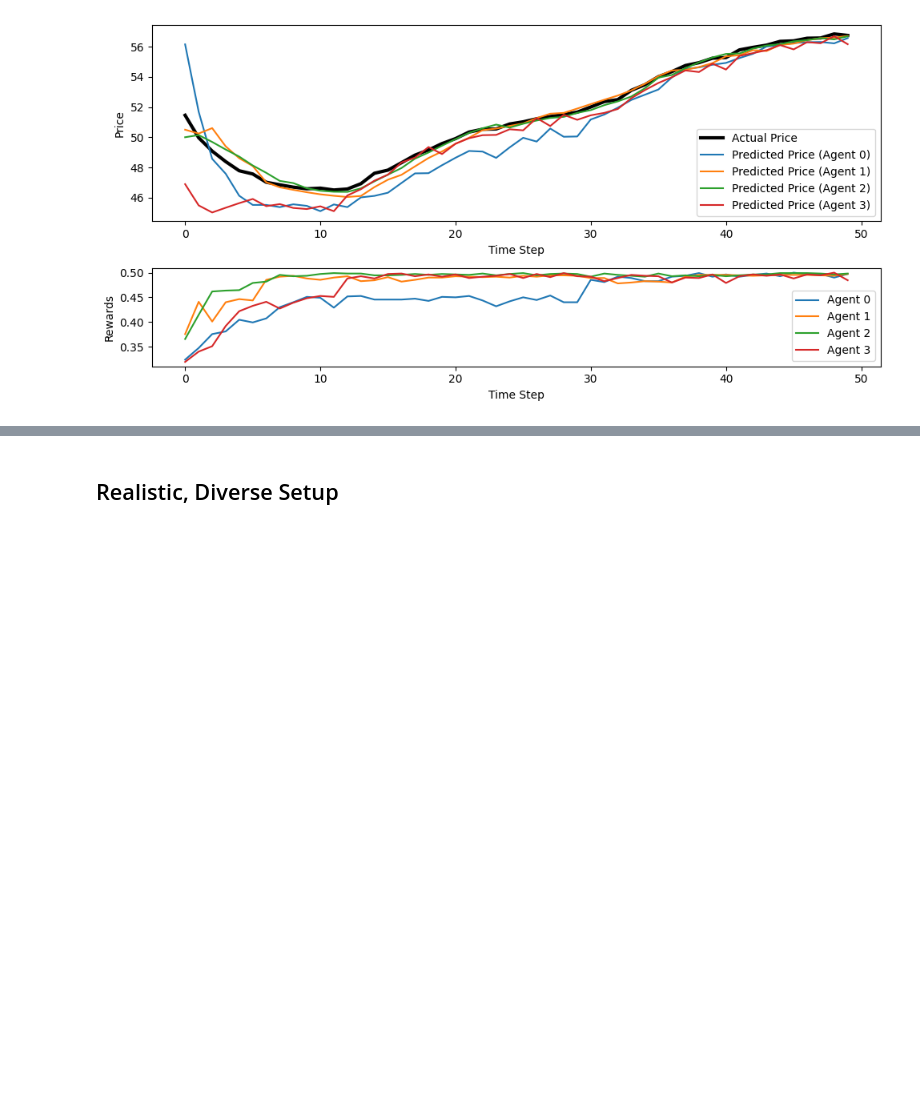
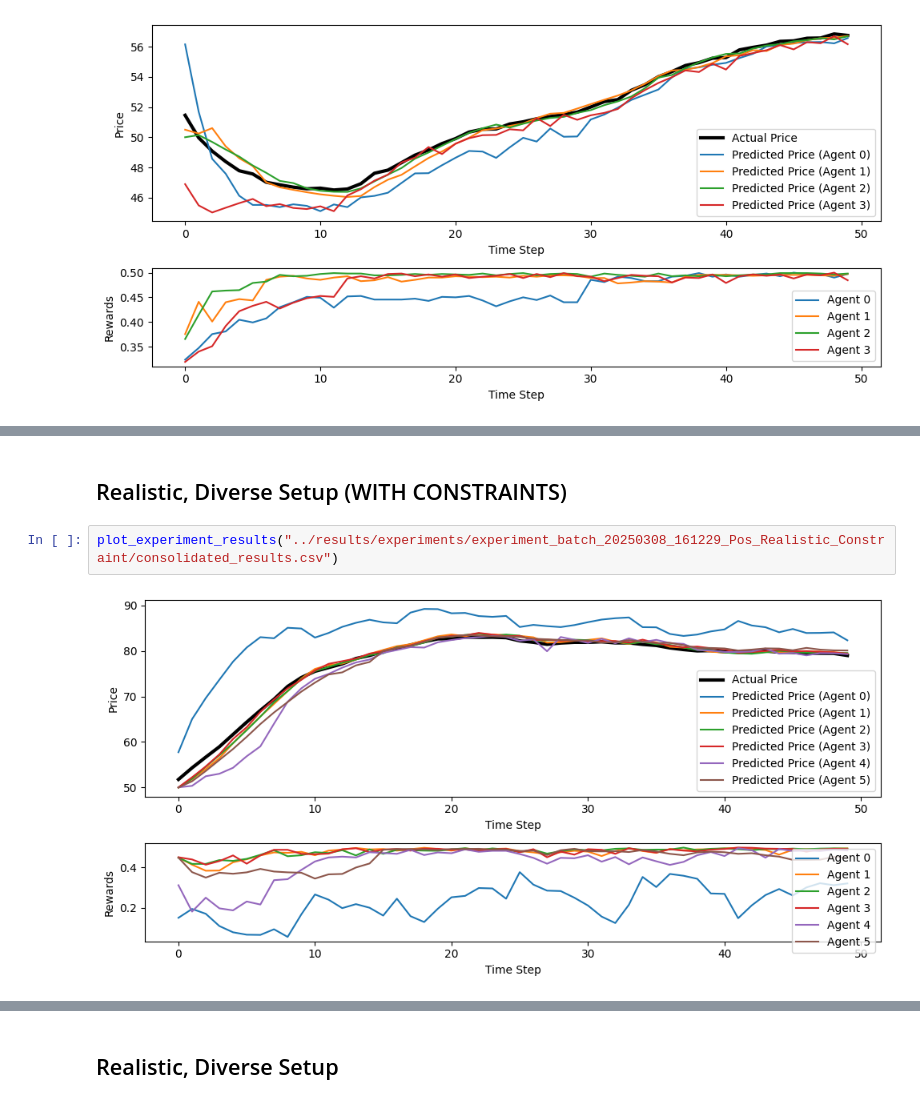
Before and after one commit to SidneyyN/FYP, a Jupyter notebook: gpt_agents-master/notebooks/consolidated_graphs.ipynb, the cells around one changed output, grey strips where cells are left out. Cells and saved outputs as stored; diff of their text form; blank space fills up the shorter version.

```diff
--- a/gpt_agents-master/notebooks/consolidated_graphs.ipynb
+++ b/gpt_agents-master/notebooks/consolidated_graphs.ipynb
@@ -19,0 +32,6 @@ plot_experiment_results("../results/experiments/experiment_batch_20250226_130928
+# %% [markdown]
+## Realistic, Diverse Setup (WITH CONSTRAINTS)
+# %%
+plot_experiment_results("../results/experiments/experiment_batch_20250308_161229_Pos_Realistic_Constraint/consolidated_results.csv")
+# %% [output]
+[figure, added]
```
Also changed, not shown: parts of 11 cells of this notebook, 8 other files.
